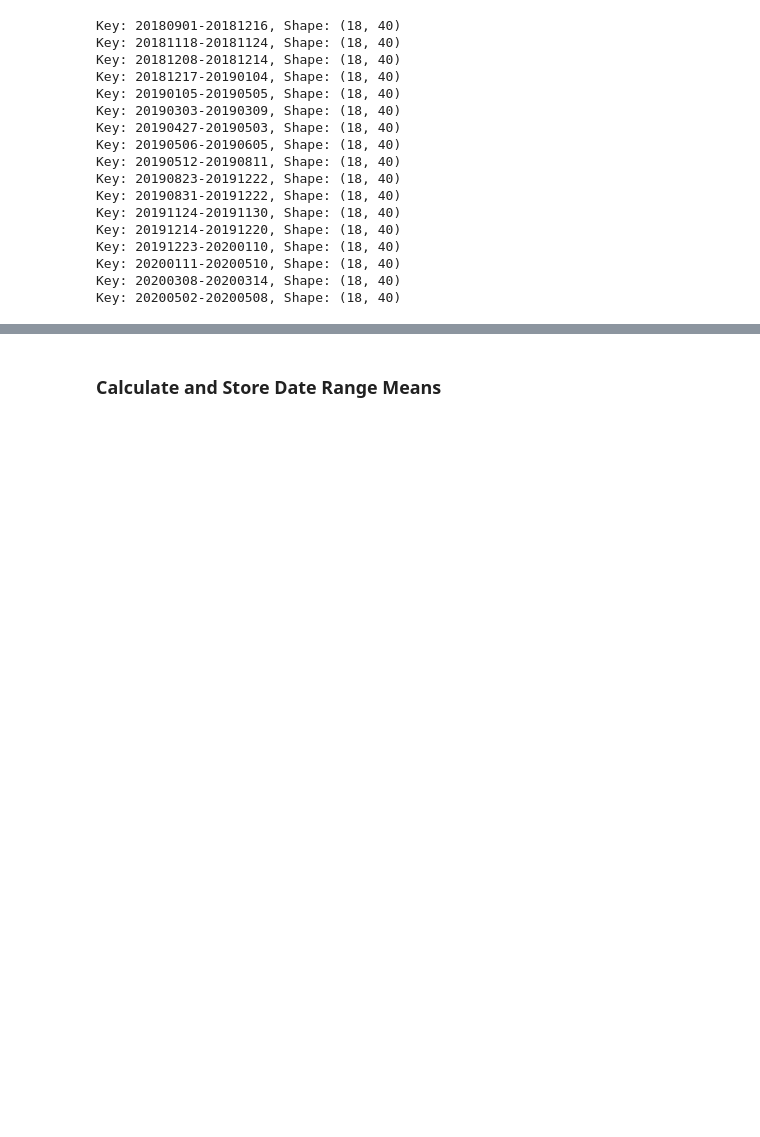
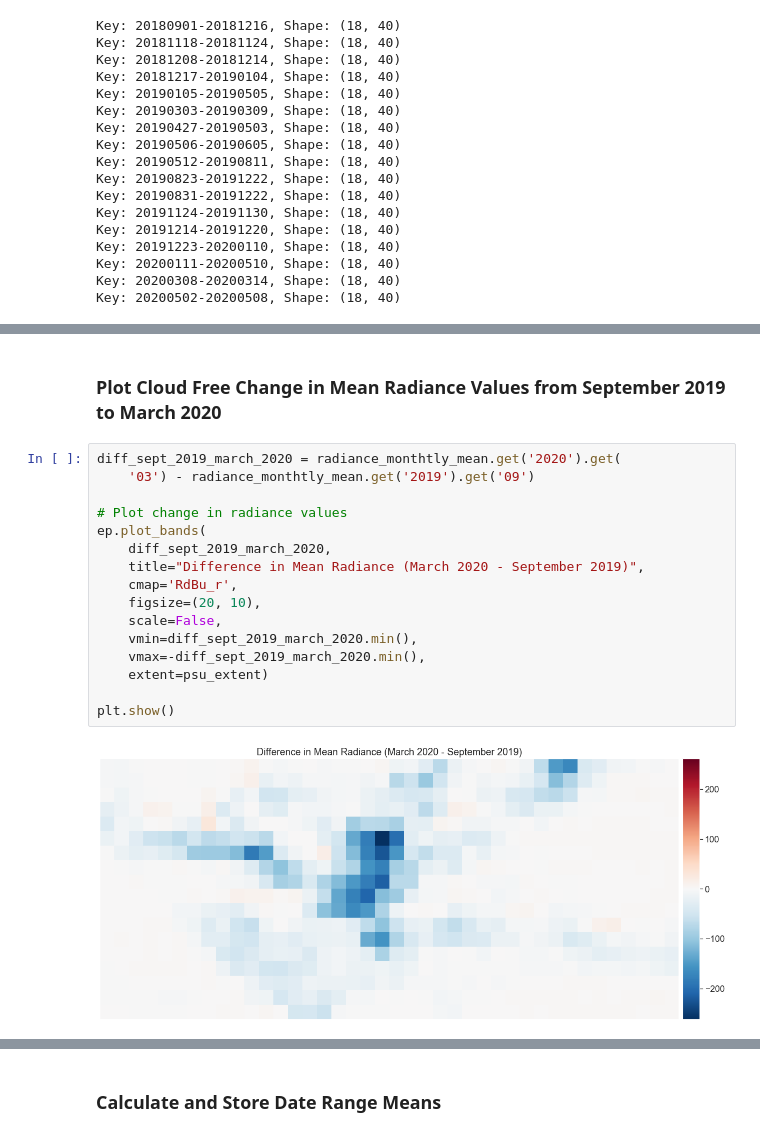
Before and after one commit to calekochenour/remote-sensing-fusion, a Jupyter notebook: 01-code-scripts/penn-state-black-marble-radiance-monthly-means.ipynb, the cells around one changed output, grey strips where cells are left out. Drawn from its saved outputs; the diff is of its cells as text; blank space fills up the shorter version.

```diff
--- a/01-code-scripts/penn-state-black-marble-radiance-monthly-means.ipynb
+++ b/01-code-scripts/penn-state-black-marble-radiance-monthly-means.ipynb
@@ -902,0 +840,20 @@ dict_keys(['20190901-20190930', '20191001-20191031', '20191101-20191130', '20191
+# %% [markdown]
+### Plot Cloud Free Change in Mean Radiance Values from September 2019 to March 2020
+# %%
+diff_sept_2019_march_2020 = radiance_monthtly_mean.get('2020').get(
+    '03') - radiance_monthtly_mean.get('2019').get('09')
+
+# Plot change in radiance values
+ep.plot_bands(
+    diff_sept_2019_march_2020,
+    title="Difference in Mean Radiance (March 2020 - September 2019)",
+    cmap='RdBu_r',
+    figsize=(20, 10),
+    scale=False,
+    vmin=diff_sept_2019_march_2020.min(),
+    vmax=-diff_sept_2019_march_2020.min(),
+    extent=psu_extent)
+
+plt.show()
+# %% [output]
+[figure, added]
```
Also changed, not shown: parts of 131 cells of this notebook, 1 other file.
